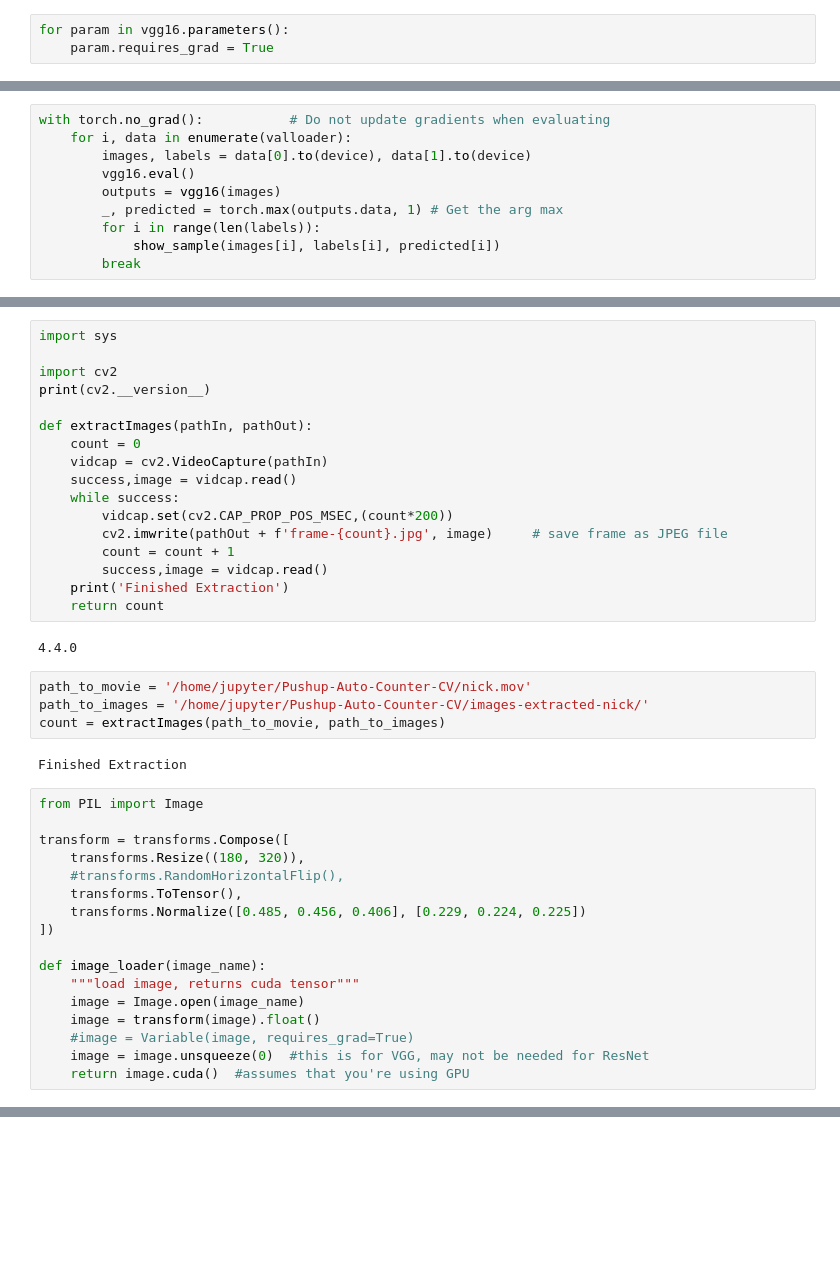
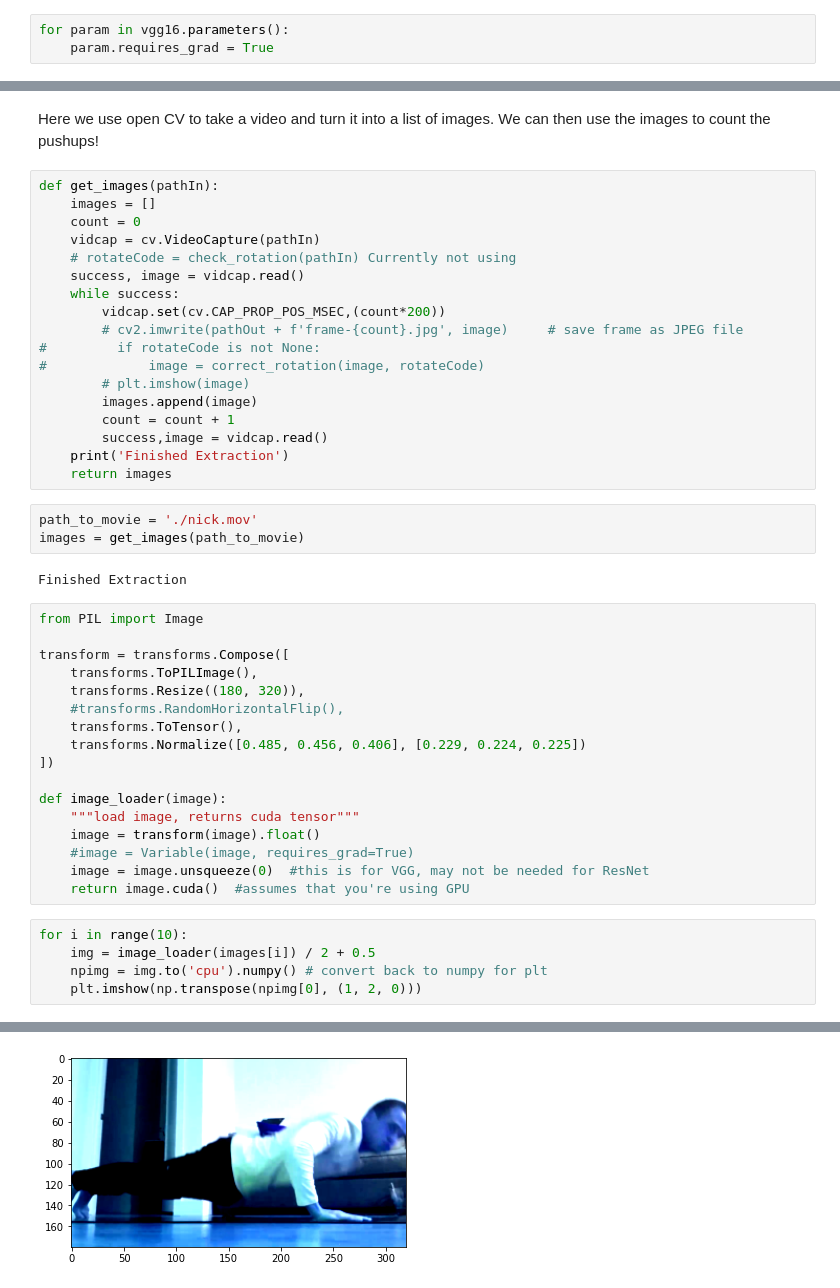
Before and after one commit to josephtrasatti/Pushup-Auto-Counter-CV, a Jupyter notebook: model.ipynb, the cells around one changed output, grey strips where cells are left out. Cells and saved outputs as stored; diff of their text form; blank space fills up the shorter version.

```diff
--- a/model.ipynb
+++ b/model.ipynb
@@ -222,10 +213,0 @@ print(100 * correct / total)
-# %%
-with torch.no_grad():           # Do not update gradients when evaluating
-    for i, data in enumerate(valloader):
-        images, labels = data[0].to(device), data[1].to(device)
-        vgg16.eval()
-        outputs = vgg16(images)
-        _, predicted = torch.max(outputs.data, 1) # Get the arg max
-        for i in range(len(labels)):
-            show_sample(images[i], labels[i], predicted[i])
-        break
@@ -246,42 +238,48 @@ Clipping input data to the valid range for imshow with RGB data ([0..1] for floa
+# %% [markdown]
+Here we use open CV to take a video and turn it into a list of images. We can then use the images to count the pushups!
 # %%
-import sys
-
-import cv2
-print(cv2.__version__)
-
-def extractImages(pathIn, pathOut):
+def get_images(pathIn):
+    images = []
     count = 0
-    vidcap = cv2.VideoCapture(pathIn)
-    success,image = vidcap.read()
+    vidcap = cv.VideoCapture(pathIn)
+    # rotateCode = check_rotation(pathIn) Currently not using
+    success, image = vidcap.read()
     while success:
-        vidcap.set(cv2.CAP_PROP_POS_MSEC,(count*200))
-        cv2.imwrite(pathOut + f'frame-{count}.jpg', image)     # save frame as JPEG file
+        vidcap.set(cv.CAP_PROP_POS_MSEC,(count*200))
+        # cv2.imwrite(pathOut + f'frame-{count}.jpg', image)     # save frame as JPEG file
+#         if rotateCode is not None:
+#             image = correct_rotation(image, rotateCode)
+        # plt.imshow(image)
+        images.append(image)
         count = count + 1
         success,image = vidcap.read()
     print('Finished Extraction')
-    return count
+    return images
-# %% [output]
-4.4.0
-# %%
-path_to_movie = '/home/jupyter/Pushup-Auto-Counter-CV/nick.mov'
-path_to_images = '/home/jupyter/Pushup-Auto-Counter-CV/images-extracted-nick/'
-count = extractImages(path_to_movie, path_to_images)
-# %% [output]
-Finished Extraction
+# %%
+path_to_movie = './nick.mov'
+images = get_images(path_to_movie)
+# %% [output]
+Finished Extraction
 # %%
 from PIL import Image
 
 transform = transforms.Compose([
+    transforms.ToPILImage(),
     transforms.Resize((180, 320)),
     #transforms.RandomHorizontalFlip(),
     transforms.ToTensor(),
     transforms.Normalize([0.485, 0.456, 0.406], [0.229, 0.224, 0.225])
 ])
 
-def image_loader(image_name):
+def image_loader(image):
     """load image, returns cuda tensor"""
-    image = Image.open(image_name)
     image = transform(image).float()
     #image = Variable(image, requires_grad=True)
     image = image.unsqueeze(0)  #this is for VGG, may not be needed for ResNet
     return image.cuda()  #assumes that you're using GPU
+# %%
+for i in range(10):
+    img = image_loader(images[i]) / 2 + 0.5
+    npimg = img.to('cpu').numpy() # convert back to numpy for plt
+    plt.imshow(np.transpose(npimg[0], (1, 2, 0)))
+# %% [output]
@@ -288,3 +296,4 @@ def image_loader(image_name):
+[figure, added]
 # %%
 last = 0
 status = {
```
Also changed, not shown: parts of 45 cells of this notebook, 3 other files.
